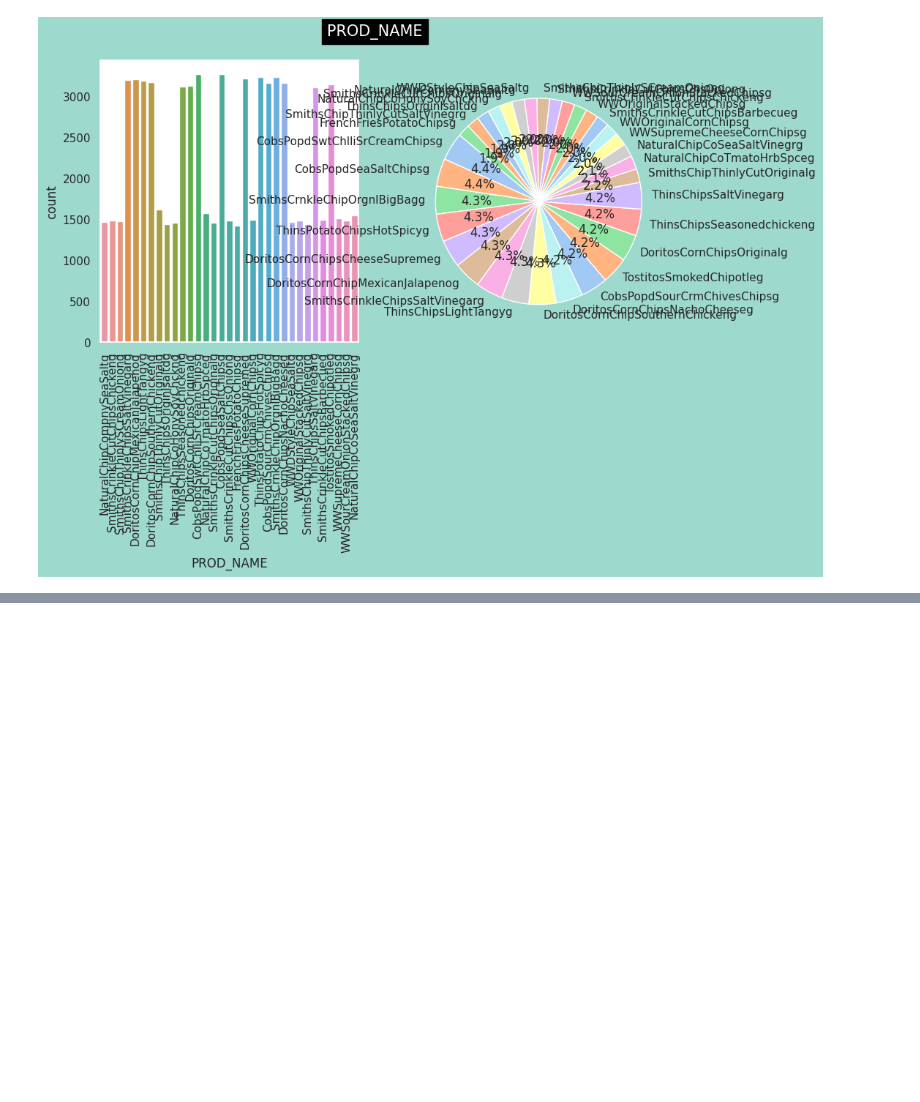
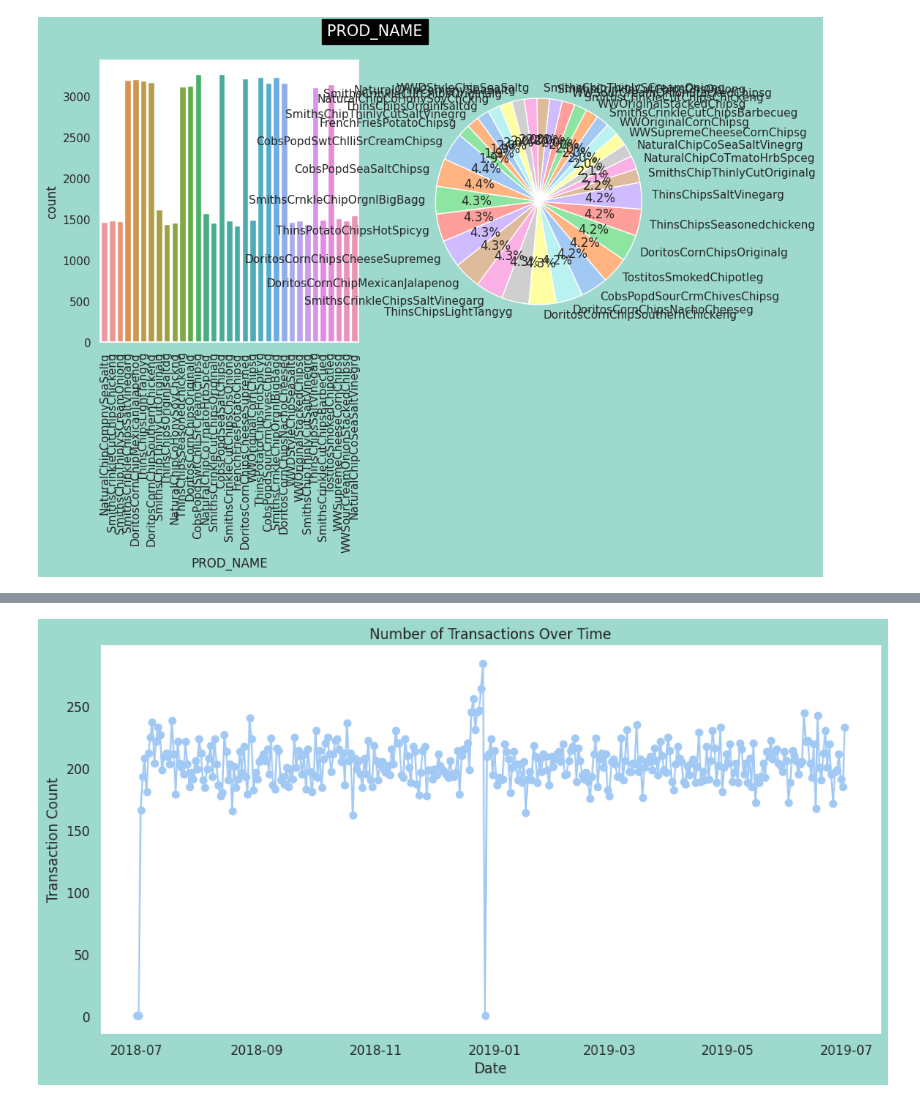
Before and after one commit to abdyraman/quantium, a Jupyter notebook: quantium.ipynb, the cells around one changed output, grey strips where cells are left out. Drawn from its saved outputs; the diff is of its cells as text; code cells hidden in the pictures; blank space fills up the shorter version.

```diff
--- a/quantium.ipynb
+++ b/quantium.ipynb
@@ -226,0 +271,25 @@ plot_histogram_and_boxplot(outliersfree_transactions_df, 'TOT_SALES')
+# %%
+# Assuming transactions_df is your DataFrame
+# Assuming 'DATE' is in datetime format
+
+# Generate the sequence of dates
+date_sequence = pd.date_range(start='2018-07-01', end='2019-06-30', freq='D')
+
+# Create a DataFrame with the date sequence
+date_df = pd.DataFrame({'DATE': date_sequence})
+
+# Merge the original DataFrame with the date DataFrame using a left join
+merged_df = pd.merge(date_df, transactions_df, on='DATE', how='left')
+
+# Count the number of transactions for each date in the merged DataFrame
+transaction_count_by_date = merged_df.groupby('DATE').size()
+
+# Plot the number of transactions over time
+plt.figure(figsize=(12, 6))
+plt.plot(transaction_count_by_date.index, transaction_count_by_date.values, marker='o', linestyle='-')
+plt.title('Number of Transactions Over Time')
+plt.xlabel('Date')
+plt.ylabel('Transaction Count')
+plt.show()
+# %% [output]
+[figure, added]
```
Also changed, not shown: parts of 16 cells of this notebook.
